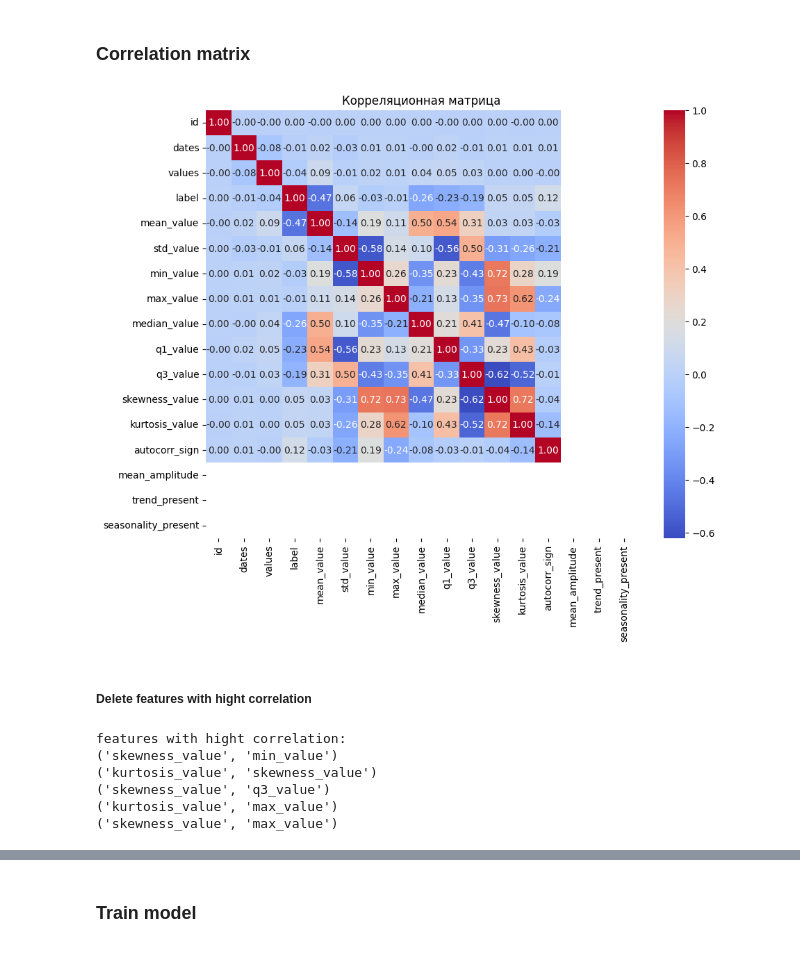
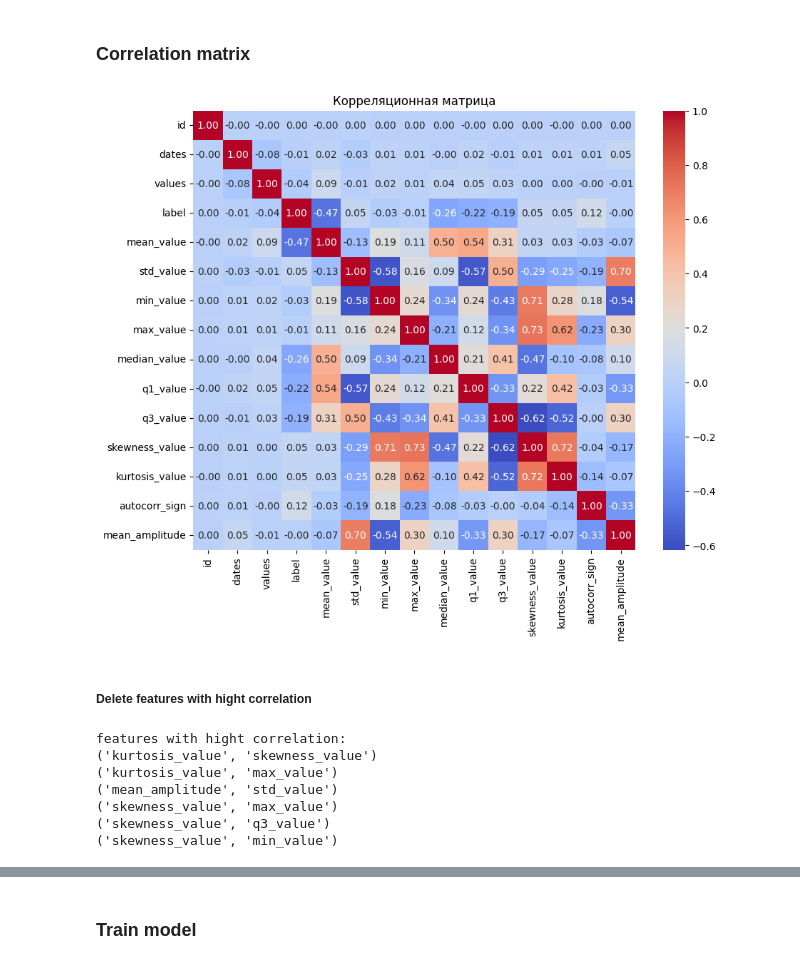
Before and after one commit to aliskadmitr/VK-Internship, a Jupyter notebook: notebooks/EDA.ipynb, the cells around one changed output, grey strips where cells are left out. Cells and saved outputs as stored; diff of their text form; code cells hidden in the pictures.

```diff
--- a/notebooks/EDA.ipynb
+++ b/notebooks/EDA.ipynb
@@ -178,7 +189,7 @@ def fillna_gaps(data, group_col, value_col):
             group[value_col] = group[value_col].fillna(median_value)
             return group
 
-    data_filled = data.groupby(group_col).apply(fill_group, include_groups=False).reset_index(drop=True)
+    data_filled = data.groupby(group_col, as_index=False).apply(fill_group)
 
     return data_filled
 # %%
@@ -230,7 +241,7 @@ def statistical_features(data):
 
     return result
 # %%
-train_stat = statistical_features(df_train_exploded)
+train_stat = statistical_features(df_train_filled)
 # %%
 train_stat.head()
 # %% [output]
@@ -304,0 +354,15 @@ train_stat_corr['autocorr_sign'] = train_stat_corr['autocorr_sign'].replace(-1,
+# %%
+def extract_features(data):
+    def calculate_amplitude(group):
+        time_series = group['values'].values
+        fft_values = np.fft.rfft(time_series)
+        amplitude = np.abs(fft_values) // 2
+
+        group['mean_amplitude'] = np.mean(amplitude)
+        return group
+
+    data_with_amplitude = data.groupby('id').apply(calculate_amplitude)
+
+    return data_with_amplitude
+# %%
+train_stat_corr_ampl = extract_features(train_stat_corr)
@@ -478,11 +500,11 @@ plt.show()
 # %% [markdown]
 ### Correlation matrix
 # %%
-correlation_matrix = train_stat_corr.corr()
+correlation_matrix = train_stat_corr_ampl.corr()
 plt.figure(figsize=(10, 8))
 sns.heatmap(correlation_matrix, annot=True, fmt=".2f", cmap='coolwarm')
 plt.title('Корреляционная матрица')
 plt.show()
 # %% [output]
-[figure, old version]
+[figure, new version]
 # %%
@@ -504,11 +526,12 @@ for pair in high_corr_pairs:
     print(pair)
 # %% [output]
 features with hight correlation:
+('kurtosis_value', 'skewness_value')
+('kurtosis_value', 'max_value')
+('mean_amplitude', 'std_value')
+('skewness_value', 'max_value')
+('skewness_value', 'q3_value')
 ('skewness_value', 'min_value')
-('kurtosis_value', 'skewness_value')
-('skewness_value', 'q3_value')
-('kurtosis_value', 'max_value')
-('skewness_value', 'max_value')
 # %%
 to_remove = set()
 
```
Also changed, not shown: parts of 29 cells of this notebook.
